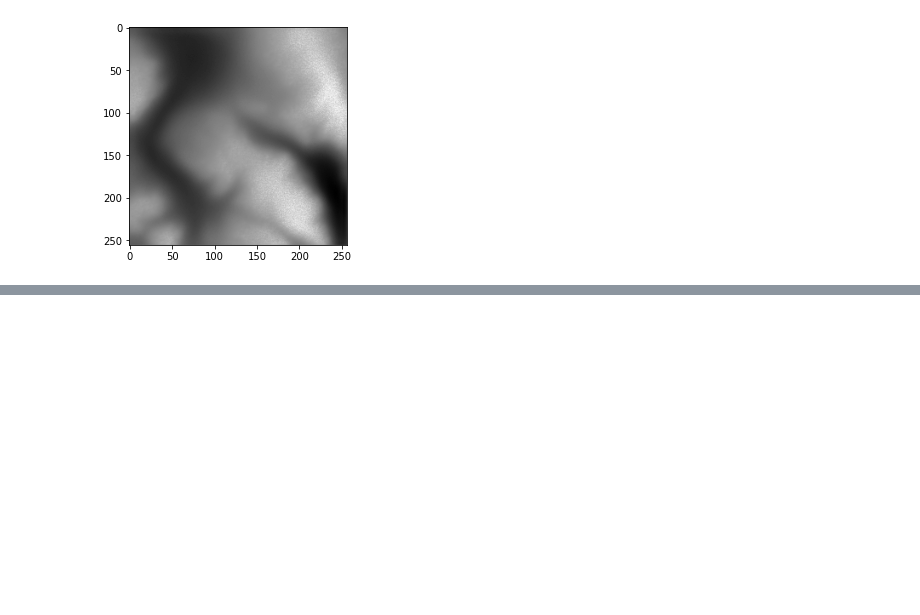
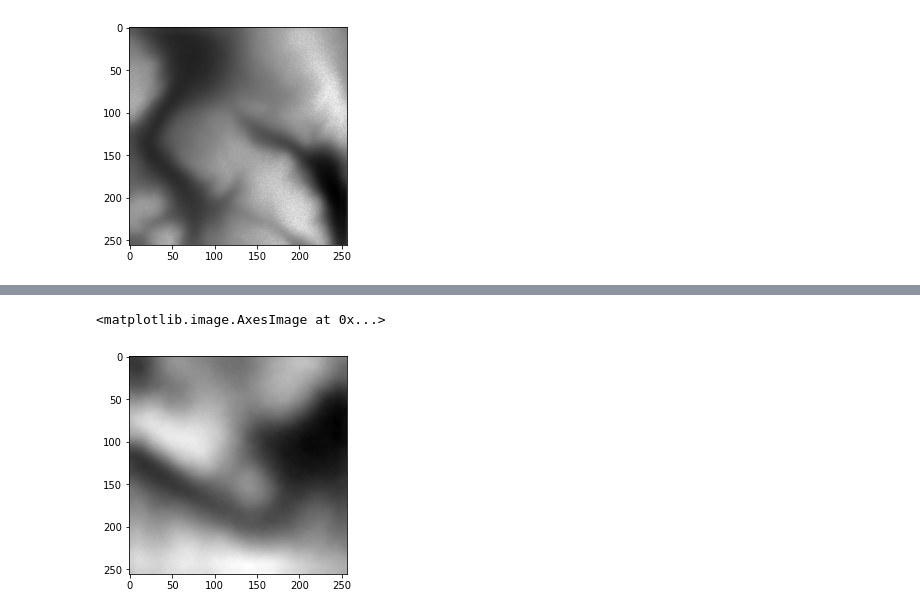
Before and after one commit to novaia/ntg, a Jupyter notebook: diffusion.ipynb, the cells around one changed output, grey strips where cells are left out. Saved outputs shown, nothing was run; the diff lists cells and outputs as text; code cells hidden in the pictures; blank space fills up the shorter version.

```diff
--- a/diffusion.ipynb
+++ b/diffusion.ipynb
@@ -282,0 +266,26 @@ class DiffusionModel(keras.Model):
+# %%
+def image_to_image(model, images, num_images, diffusion_steps, starting_step):
+    step_size = 1.0 / diffusion_steps
+
+    next_noisy_images = images
+    for step in range(diffusion_steps - starting_step):
+        noisy_images = next_noisy_images
+
+        diffusion_times = tf.ones((num_images, 1, 1, 1)) - (step + starting_step) * step_size
+        noise_rates, signal_rates = diffusion_schedule(diffusion_times)
+
+        pred_noises = model([noisy_images, noise_rates**2], training = True)
+        pred_images = (noisy_images - noise_rates * pred_noises) / signal_rates
+
+        next_diffusion_times = diffusion_times - step_size
+        next_noise_rates, next_signal_rates = diffusion_schedule(next_diffusion_times)
+        next_noisy_images = (next_signal_rates * pred_images + next_noise_rates * pred_noises)
+
+    return pred_images
+# %%
+blended_image = image_to_image(network, images = noisy_image, num_images = 1, diffusion_steps = 100, starting_step = 0)
+# %%
+plt.imshow(blended_image[0], cmap='gray')
+# %% [output]
+<matplotlib.image.AxesImage at 0x...>
+[figure, added]
```
Also changed, not shown: parts of 20 cells of this notebook.
